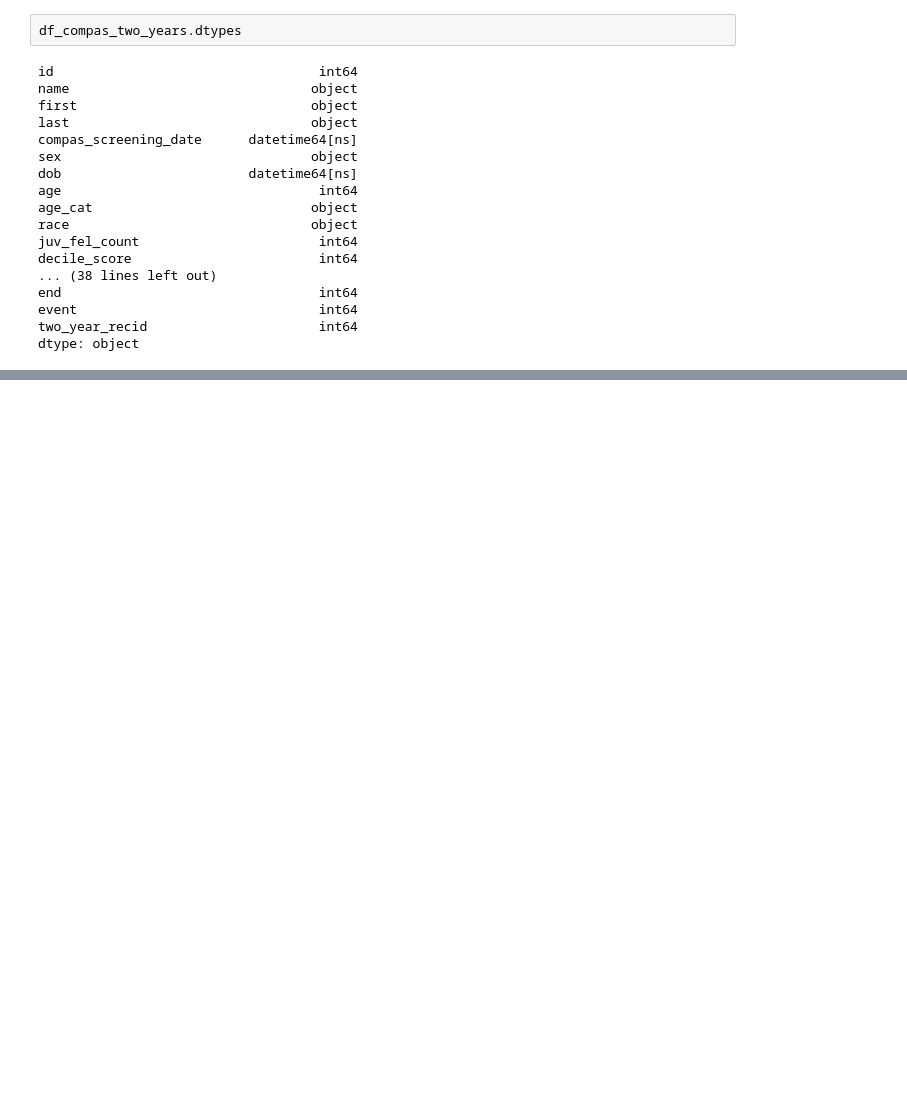
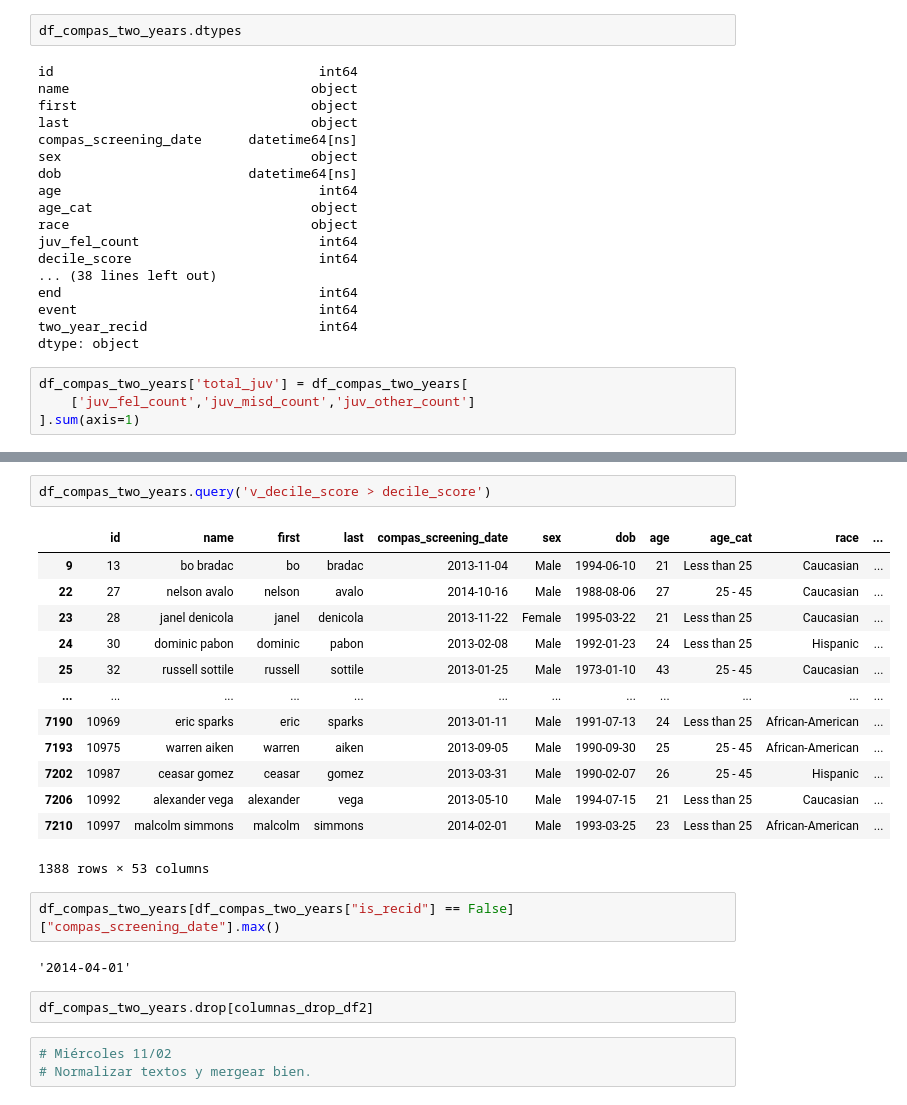
Before and after one commit to aaznarmellado-collab/TFM-Sesgos-en-el-sistema-judicial-de-EEUU-, a Jupyter notebook: 01_Notebooks/TFM_SESGOS_EN_EL_SISTEMA_JUDICIAL_DE_EEUU.ipynb, the cells around one changed output, grey strips where cells are left out. Cells and saved outputs as stored; diff of their text form; blank space fills up the shorter version.

```diff
--- a/01_Notebooks/TFM_SESGOS_EN_EL_SISTEMA_JUDICIAL_DE_EEUU.ipynb
+++ b/01_Notebooks/TFM_SESGOS_EN_EL_SISTEMA_JUDICIAL_DE_EEUU.ipynb
@@ -215,3 +215,7 @@ end                                 int64
 event                               int64
 two_year_recid                      int64
 dtype: object
+# %%
+df_compas_two_years['total_juv'] = df_compas_two_years[
+    ['juv_fel_count','juv_misd_count','juv_other_count']
+].sum(axis=1)
@@ -217,0 +306,25 @@ dtype: object
+# %%
+df_compas_two_years.query('v_decile_score > decile_score')
+# %% [output]
+|  | id | name | first | last | compas_screening_date | sex | dob | age | age_cat | race | ... |
+| 9 | 13 | bo bradac | bo | bradac | 2013-11-04 | Male | 1994-06-10 | 21 | Less than 25 | Caucasian | ... |
+| 22 | 27 | nelson avalo | nelson | avalo | 2014-10-16 | Male | 1988-08-06 | 27 | 25 - 45 | Caucasian | ... |
+| 23 | 28 | janel denicola | janel | denicola | 2013-11-22 | Female | 1995-03-22 | 21 | Less than 25 | Caucasian | ... |
+| 24 | 30 | dominic pabon | dominic | pabon | 2013-02-08 | Male | 1992-01-23 | 24 | Less than 25 | Hispanic | ... |
+| 25 | 32 | russell sottile | russell | sottile | 2013-01-25 | Male | 1973-01-10 | 43 | 25 - 45 | Caucasian | ... |
+| ... | ... | ... | ... | ... | ... | ... | ... | ... | ... | ... | ... |
+| 7190 | 10969 | eric sparks | eric | sparks | 2013-01-11 | Male | 1991-07-13 | 24 | Less than 25 | African-American | ... |
+| 7193 | 10975 | warren aiken | warren | aiken | 2013-09-05 | Male | 1990-09-30 | 25 | 25 - 45 | African-American | ... |
+| 7202 | 10987 | ceasar gomez | ceasar | gomez | 2013-03-31 | Male | 1990-02-07 | 26 | 25 - 45 | Hispanic | ... |
+| 7206 | 10992 | alexander vega | alexander | vega | 2013-05-10 | Male | 1994-07-15 | 21 | Less than 25 | Caucasian | ... |
+| 7210 | 10997 | malcolm simmons | malcolm | simmons | 2014-02-01 | Male | 1993-03-25 | 23 | Less than 25 | African-American | ... |
+1388 rows × 53 columns
+# %%
+df_compas_two_years[df_compas_two_years["is_recid"] == False]["compas_screening_date"].max()
+# %% [output]
+'2014-04-01'
+# %%
+df_compas_two_years.drop[columnas_drop_df2]
+# %%
+# Miércoles 11/02
+# Normalizar textos y mergear bien.
```
Also changed, not shown: parts of 13 cells of this notebook.
